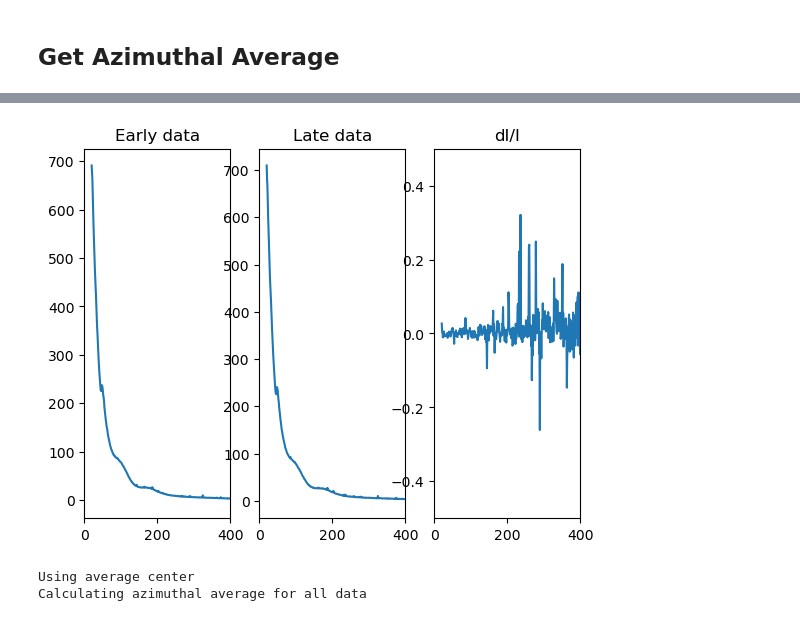
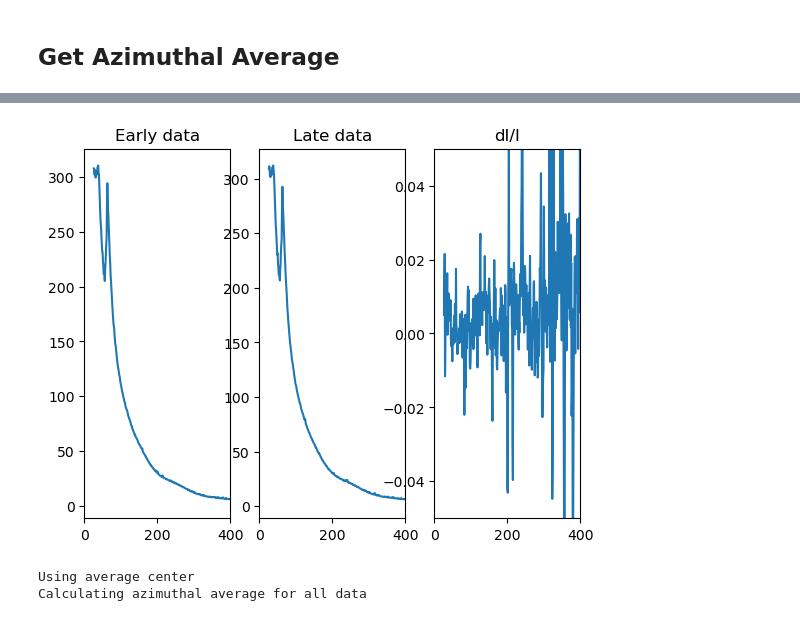
Before and after one commit to lheald2/gued, a Jupyter notebook: Fast_Analysis.ipynb, the cells around one changed output, grey strips where cells are left out. Saved outputs shown, nothing was run; the diff lists cells and outputs as text; code cells hidden in the pictures.

```diff
--- a/Fast_Analysis.ipynb
+++ b/Fast_Analysis.ipynb
@@ -281,14 +285,8 @@ apply_mask(data_array, mask_center, mask_radius, fill_value=nan, add_mask=[], ad
     mask : binary 2D array
         Result of all the masks in an image.
 # %%
-# Find Mask
-mean_data = np.nanmean(data_array, axis=0)
-mask_center = [475,475]
-mask_radius = 45
-added_mask = [440, 435, 30]
-
 # Apply Mask
-data_array = gued.apply_mask(data_array, mask_center, mask_radius, add_mask=[added_mask], plot=True)
+data_array = gued.apply_mask(data_array, plot=True)
 # %% [output]
 (37, 1024, 1024)
 [figure]
@@ -317,5 +315,13 @@ remove_radial_outliers_pool(data_array, center, plot=False)
 # %%
 ave_cx = np.nanmean(center_x)
 ave_cy = np.nanmean(center_y)
-center = [ave_cx, ave_cy]
-#center = [450, 515]
+#center = [ave_cx, ave_cy]
+center = [489, 463]
+# %%
+cleaned_data = []
+
+for i in range(len(data_array)):
+    cleaned = gued.cleaning_2d_data(data_array[i], center)
+    cleaned_data.append(cleaned)
+
+cleaned_data = np.array(cleaned_data)
@@ -336,0 +381,2 @@ Removing radial outliers from all data
+# %%
+azi_data = get_azimuthal_average(data_array, center, plot=True)
@@ -337,24 +402,24 @@ Removing radial outliers from all data
 # %%
-#azi_data_early, _ = gued._azimuthal_average([490, 465], data_array[0])
-#azi_data_late, _ = gued._azimuthal_average([490, 465], data_array[15])
+azi_data_early = azi_data[0]
+azi_data_late = azi_data[15]
 
 plt.figure()
 plt.subplot(1,3,1)
 plt.plot(azi_data_early)
 plt.title("Early data")
 plt.xlim(0, 400)
 
 plt.subplot(1,3,2)
 plt.plot(azi_data_late)
 plt.title("Late data")
 plt.xlim(0, 400)
 
 plt.subplot(1,3,3)
 plt.plot((azi_data_late-azi_data_early)/azi_data_early)
 plt.title("dI/I")
 plt.xlim(0, 400)
-plt.ylim(-0.5,0.5)
+plt.ylim(-0.05,0.05)
 plt.show()
 # %% [output]
-[figure, old version]
+[figure, new version]
 # %%
```
Also changed, not shown: parts of 13 cells of this notebook, 4 other files.
